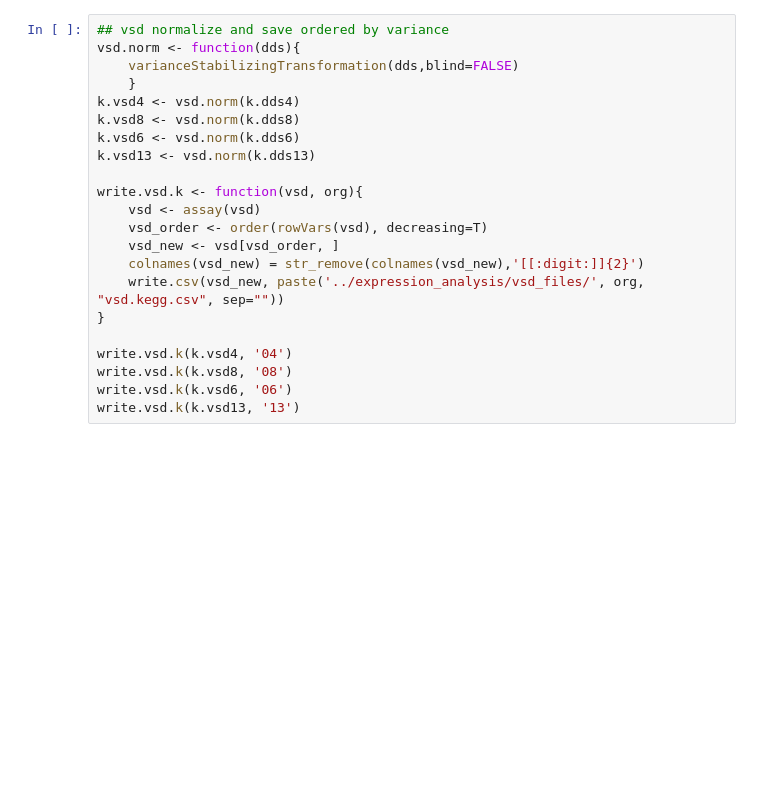
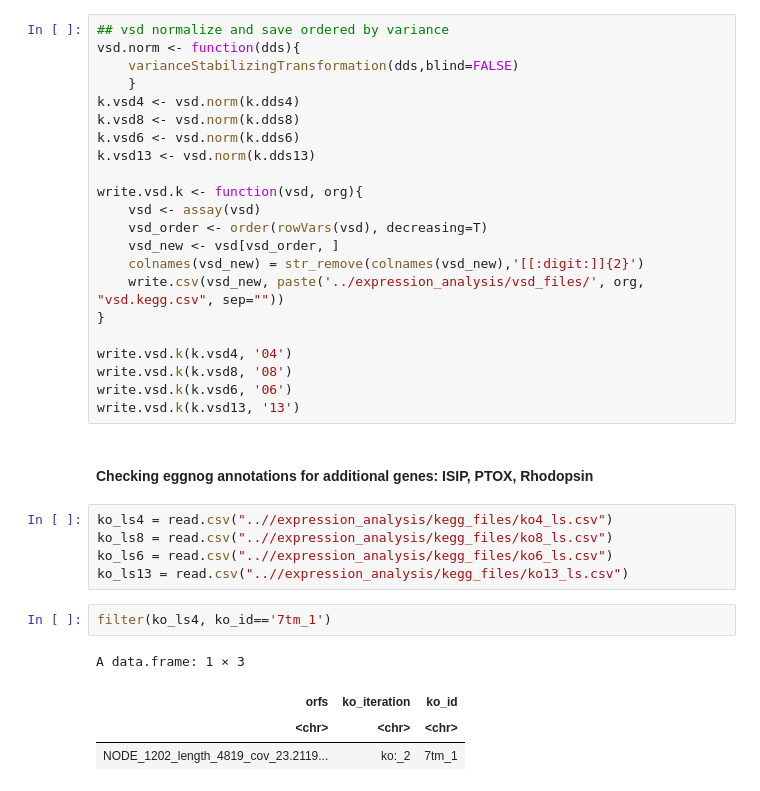
Before and after one commit to CohenLabUGA/SAB_isolates, a Jupyter notebook: jupyter_notebooks/DE_run.ipynb, the cells around one changed output. Drawn from its saved outputs; the diff is of its cells as text; blank space fills up the shorter version.

Commit message:
looking into kegg annotations for orfs ID'd as isip, ptox, or rhodopsin

```diff
--- a/jupyter_notebooks/DE_run.ipynb
+++ b/jupyter_notebooks/DE_run.ipynb
@@ -670,3 +709,17 @@ write.vsd.k(k.vsd4, '04')
 write.vsd.k(k.vsd8, '08')
 write.vsd.k(k.vsd6, '06')
 write.vsd.k(k.vsd13, '13')
+# %% [markdown]
+#### Checking eggnog annotations for additional genes: ISIP, PTOX, Rhodopsin
+# %%
+ko_ls4 = read.csv("..//expression_analysis/kegg_files/ko4_ls.csv")
+ko_ls8 = read.csv("..//expression_analysis/kegg_files/ko8_ls.csv")
+ko_ls6 = read.csv("..//expression_analysis/kegg_files/ko6_ls.csv")
+ko_ls13 = read.csv("..//expression_analysis/kegg_files/ko13_ls.csv")
+# %%
+filter(ko_ls4, ko_id=='7tm_1')
+# %% [output]
+A data.frame: 1 × 3
+| orfs | ko_iteration | ko_id |
+| <chr> | <chr> | <chr> |
+| NODE_1202_length_4819_cov_23.2119... | ko:_2 | 7tm_1 |
```
Also changed, not shown: parts of 2 cells of this notebook, 1 other file.
